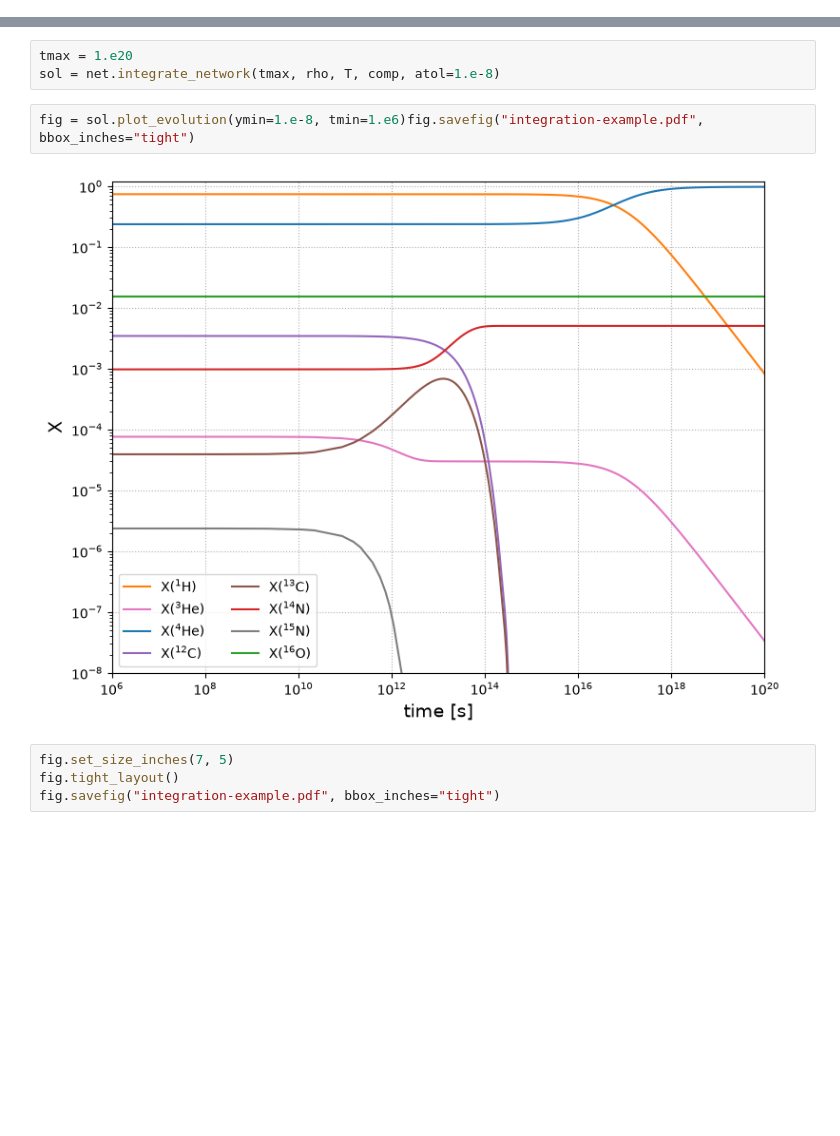
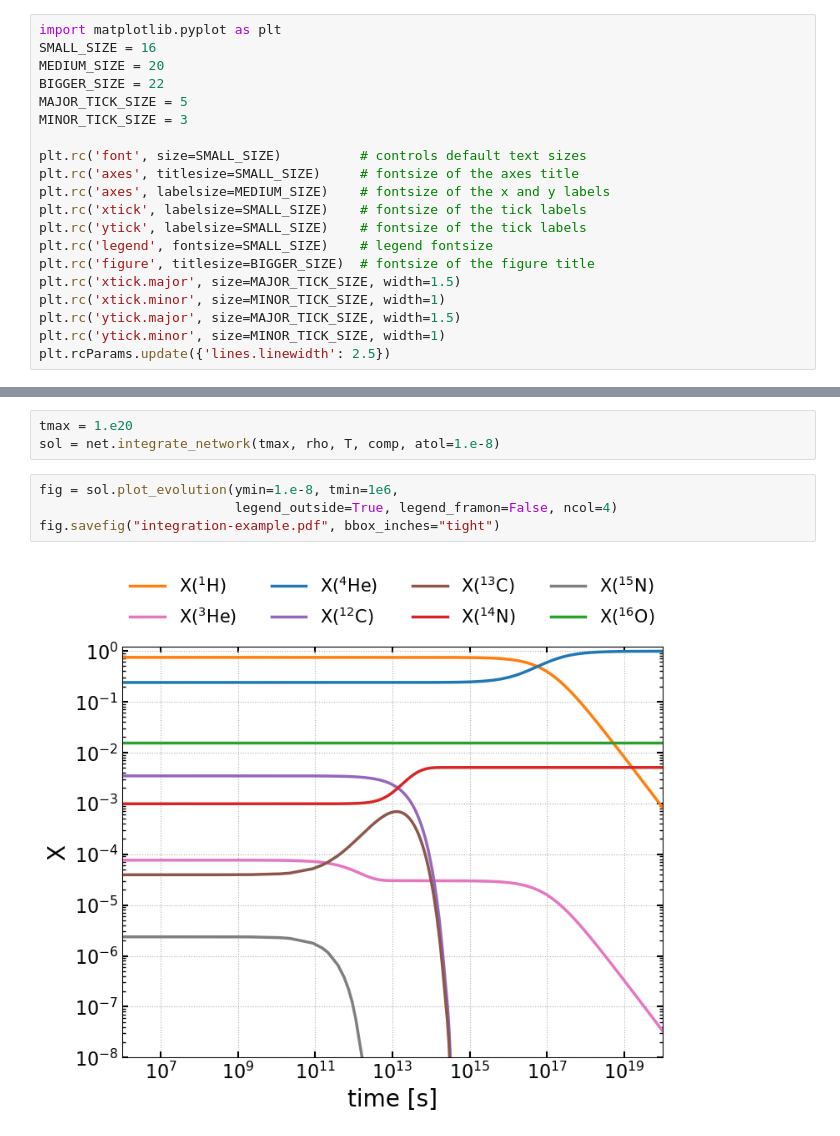
Before and after one commit to pynucastro/pynucastro3.0-paper-notebooks, a Jupyter notebook: integration/integration-example.ipynb, the cells around one changed output, grey strips where cells are left out. Saved outputs shown, nothing was run; the diff lists cells and outputs as text; blank space fills up the shorter version.

Commit message:
update integration example

```diff
--- a/integration/integration-example.ipynb
+++ b/integration/integration-example.ipynb
@@ -2,6 +2,26 @@
 # Example of integrating
 # %%
 import pynucastro as pyna
+# %%
+import matplotlib.pyplot as plt
+SMALL_SIZE = 16
+MEDIUM_SIZE = 20
+BIGGER_SIZE = 22
+MAJOR_TICK_SIZE = 5
+MINOR_TICK_SIZE = 3
+
+plt.rc('font', size=SMALL_SIZE)          # controls default text sizes
+plt.rc('axes', titlesize=SMALL_SIZE)     # fontsize of the axes title
+plt.rc('axes', labelsize=MEDIUM_SIZE)    # fontsize of the x and y labels
+plt.rc('xtick', labelsize=SMALL_SIZE)    # fontsize of the tick labels
+plt.rc('ytick', labelsize=SMALL_SIZE)    # fontsize of the tick labels
+plt.rc('legend', fontsize=SMALL_SIZE)    # legend fontsize
+plt.rc('figure', titlesize=BIGGER_SIZE)  # fontsize of the figure title
+plt.rc('xtick.major', size=MAJOR_TICK_SIZE, width=1.5)
+plt.rc('xtick.minor', size=MINOR_TICK_SIZE, width=1)
+plt.rc('ytick.major', size=MAJOR_TICK_SIZE, width=1.5)
+plt.rc('ytick.minor', size=MINOR_TICK_SIZE, width=1)
+plt.rcParams.update({'lines.linewidth': 2.5})
 # %%
 net = pyna.network_helper(["h1", "h2", "he3", "he4", "c12", "c13", "n13", "n14", "n15", "o16"])
 # %%
@@ -16,10 +36,8 @@ comp.get_sum_X()
 tmax = 1.e20
 sol = net.integrate_network(tmax, rho, T, comp, atol=1.e-8)
 # %%
-fig = sol.plot_evolution(ymin=1.e-8, tmin=1.e6)fig.savefig("integration-example.pdf", bbox_inches="tight")
+fig = sol.plot_evolution(ymin=1.e-8, tmin=1e6,
+                         legend_outside=True, legend_framon=False, ncol=4)
+fig.savefig("integration-example.pdf", bbox_inches="tight")
 # %% [output]
-[figure, old version]
+[figure, new version]
-# %%
-fig.set_size_inches(7, 5)
-fig.tight_layout()
-fig.savefig("integration-example.pdf", bbox_inches="tight")
```
